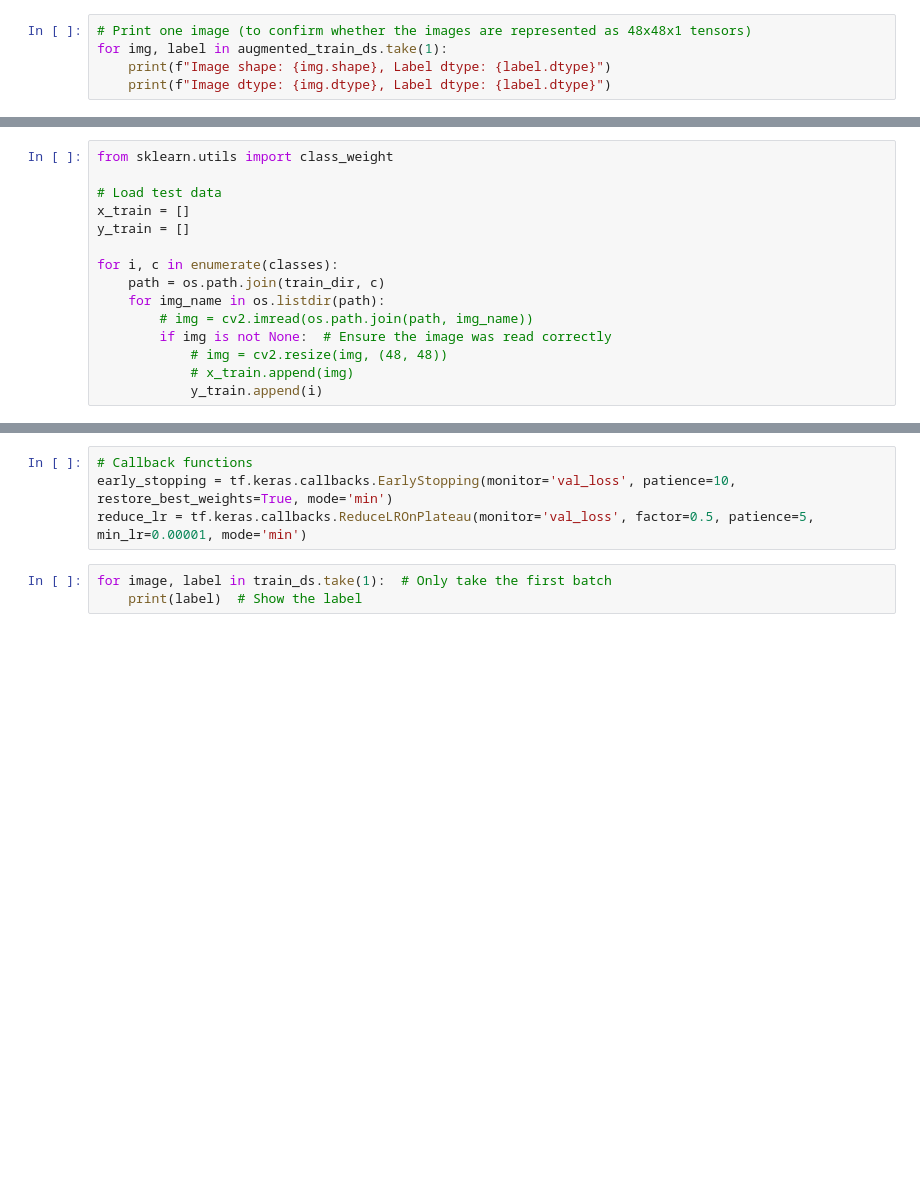
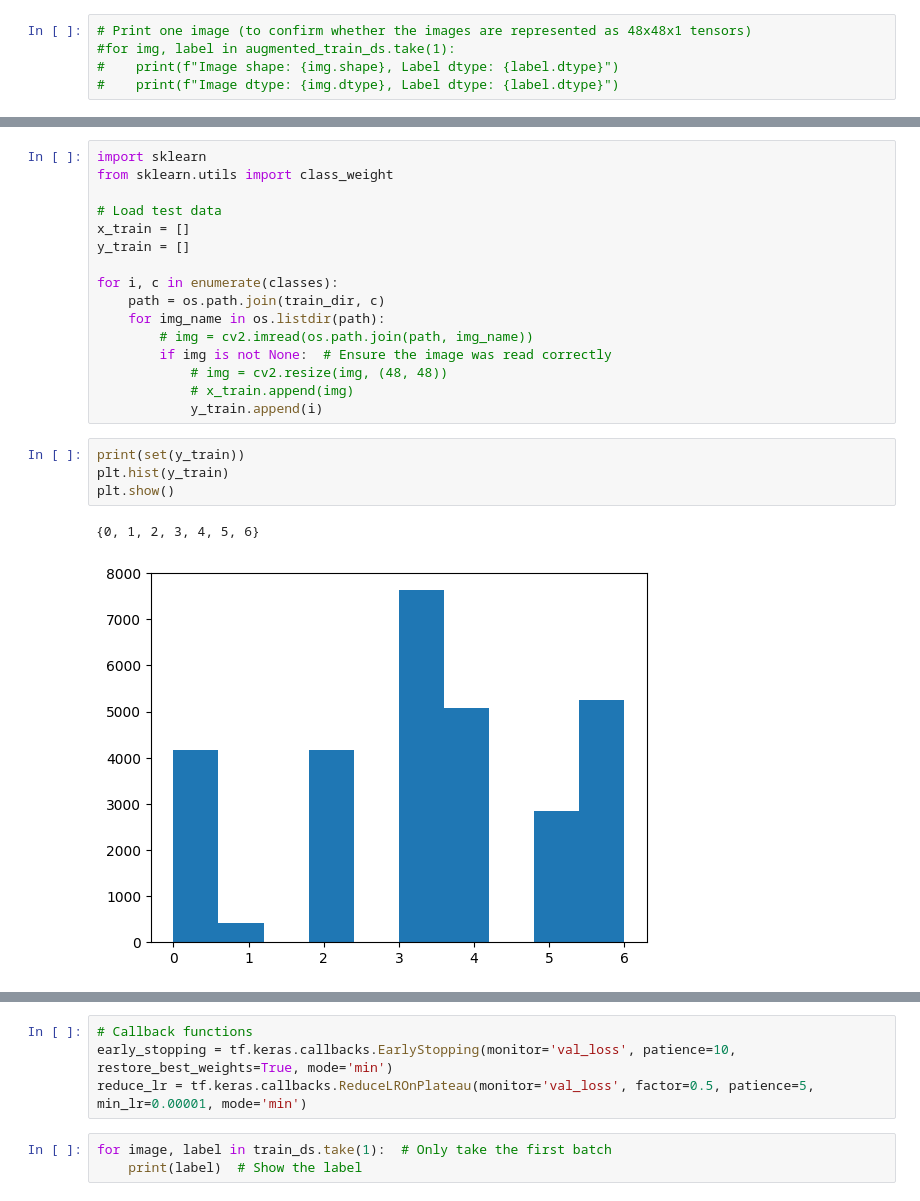
Before and after one commit to RnLe/MachineLearning, a Jupyter notebook: emotions_facial/main.ipynb, the cells around one changed output, grey strips where cells are left out. Drawn from its saved outputs; the diff is of its cells as text; blank space fills up the shorter version.

```diff
--- a/emotions_facial/main.ipynb
+++ b/emotions_facial/main.ipynb
@@ -283,5 +362,5 @@ Image dtype: <dtype: 'float32'>, Label dtype: <dtype: 'int32'>
 # %%
 # Print one image (to confirm whether the images are represented as 48x48x1 tensors)
-for img, label in augmented_train_ds.take(1):
-    print(f"Image shape: {img.shape}, Label dtype: {label.dtype}")
-    print(f"Image dtype: {img.dtype}, Label dtype: {label.dtype}")
+#for img, label in augmented_train_ds.take(1):
+#    print(f"Image shape: {img.shape}, Label dtype: {label.dtype}")
+#    print(f"Image dtype: {img.dtype}, Label dtype: {label.dtype}")
@@ -338,4 +419,5 @@ Test Class Distribution: Counter({0: 1774, 2: 1247, 1: 1233, 3: 1024, 4: 958, 5:
 # %%
+import sklearn
 from sklearn.utils import class_weight
 
 # Load test data
@@ -350,6 +432,13 @@ for i, c in enumerate(classes):
             # img = cv2.resize(img, (48, 48))
             # x_train.append(img)
             y_train.append(i)
+# %%
+print(set(y_train))
+plt.hist(y_train)
+plt.show()
+# %% [output]
+{0, 1, 2, 3, 4, 5, 6}
+[figure, added]
 # %%
 y_train_encoded = tf.keras.utils.to_categorical(y_train, num_classes=7)
 
```
Also changed, not shown: parts of 21 cells of this notebook, 1 other file.
